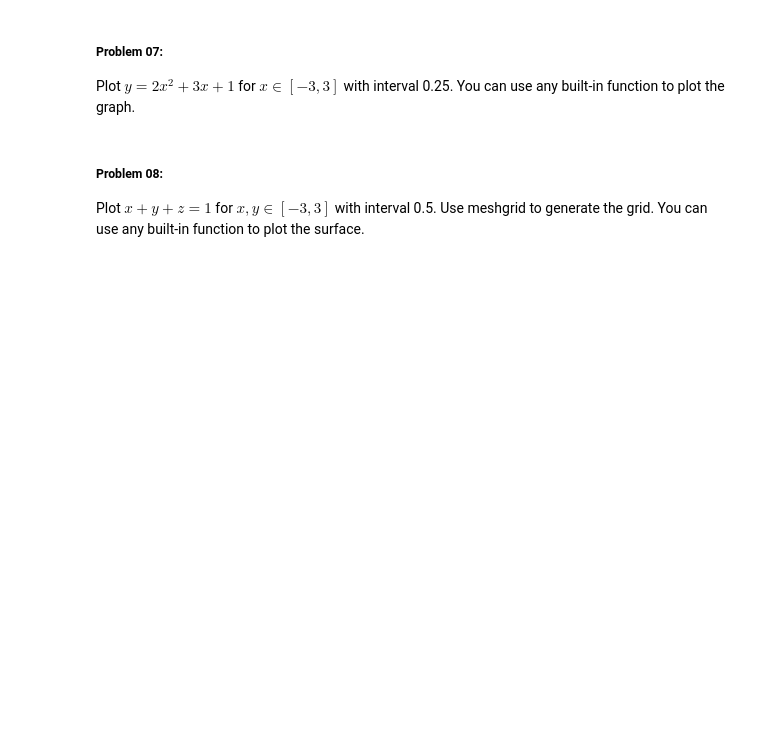
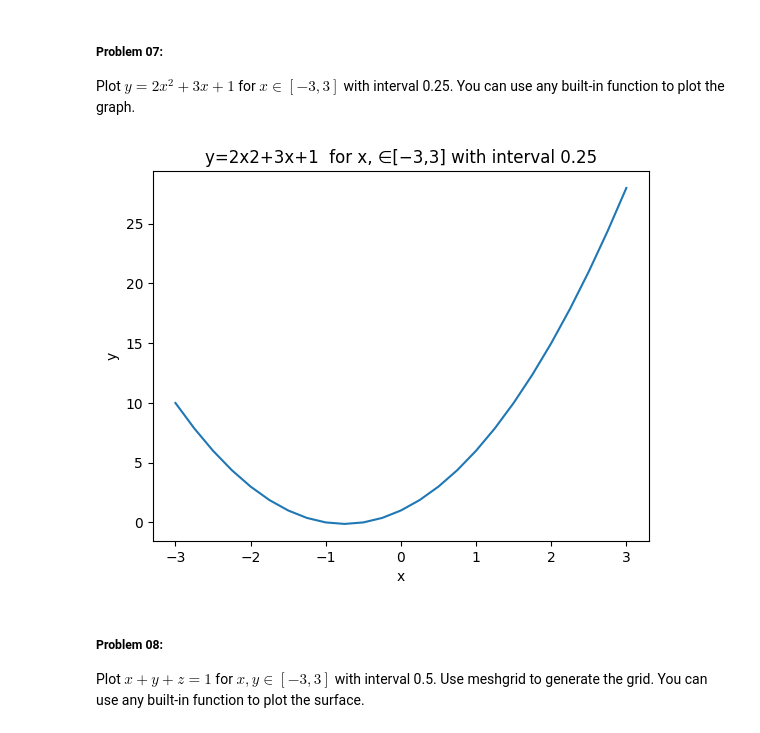
Before and after one commit to juubair-islam/CSE317L-Numerical-Lab, a Jupyter notebook: Lab_Assignment_01.ipynb, the cells around one changed output. Drawn from its saved outputs; the diff is of its cells as text; code cells hidden in the pictures; blank space fills up the shorter version.

```diff
--- a/Lab_Assignment_01.ipynb
+++ b/Lab_Assignment_01.ipynb
@@ -115,3 +125,20 @@ Plot $y = 2x^2 + 3x + 1$ for $x \in [-3, 3]$ with interval 0.25. You can use any
+# %%
+# Write your code here
+import numpy as np
+import matplotlib.pyplot as plt
+
+x = np.arange(-3, 3.25, 0.25)
+y = 2 * x**2 + 3 * x + 1
+
+plt.plot(x, y)
+
+plt.xlabel('x')
+plt.ylabel('y')
+plt.title('y=2x2+3x+1  for x, ∈[−3,3] with interval 0.25')
+
+plt.show()
+# %% [output]
+[figure, added]
 # %% [markdown]
 ##### **Problem 08:**
 Plot $x + y + z = 1$ for $x, y \in [-3, 3]$ with interval 0.5. Use meshgrid to generate the grid. You can use any built-in function to plot the surface.
```
Also changed, not shown: parts of 11 cells of this notebook.
